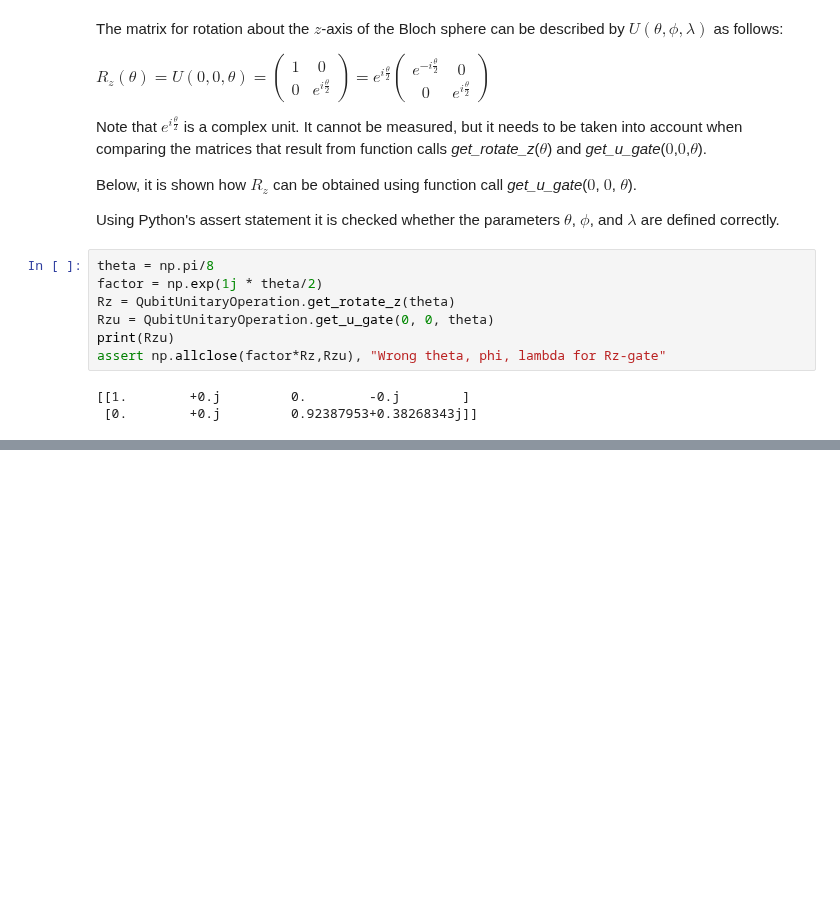
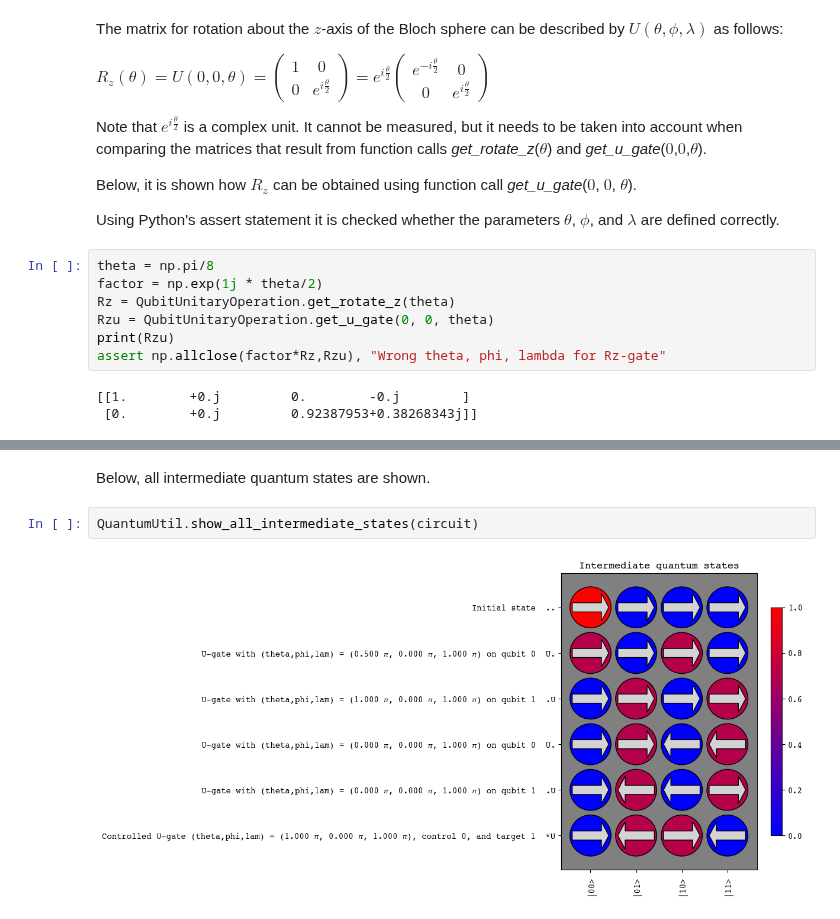
Before and after one commit to nicokuijpers/QuantumSim, a Jupyter notebook: QuantumSimUGate.ipynb, the cells around one changed output, grey strips where cells are left out. Drawn from its saved outputs; the diff is of its cells as text; blank space fills up the shorter version.

```diff
--- a/QuantumSimUGate.ipynb
+++ b/QuantumSimUGate.ipynb
@@ -278,0 +348,6 @@ assert np.allclose(factor*Rz,Rzu), "Wrong theta, phi, lambda for Rz-gate"
+# %% [markdown]
+Below, all intermediate quantum states are shown.
+# %%
+QuantumUtil.show_all_intermediate_states(circuit)
+# %% [output]
+[figure, added]
```
Also changed, not shown: parts of 7 cells of this notebook.
